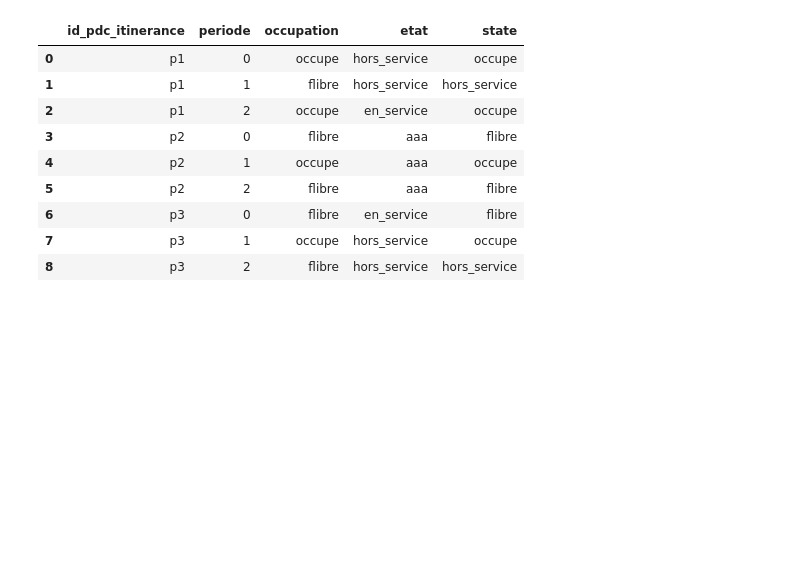
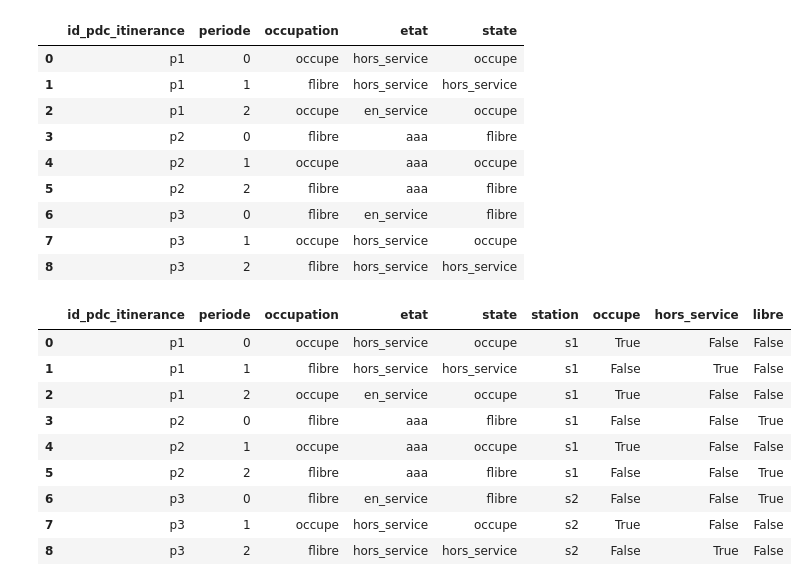
Before and after one commit to loco-labs/qualicharge-rtet, a Jupyter notebook: saturation/source/calcul_saturation.ipynb, the cells around one changed output. Cells and saved outputs as stored; diff of their text form; code cells hidden in the pictures; blank space fills up the shorter version.

```diff
--- a/saturation/source/calcul_saturation.ipynb
+++ b/saturation/source/calcul_saturation.ipynb
@@ -209,3 +209,20 @@ merged
 | 6 | p3 | 0 | flibre | en_service | flibre |
 | 7 | p3 | 1 | occupe | hors_service | occupe |
 | 8 | p3 | 2 | flibre | hors_service | hors_service |
+# %%
+merged['station'] = ['s1'] * 6 + ['s2'] * 3
+merged['occupe'] = merged['state'] == 'occupe'
+merged['hors_service'] = merged['state'] == 'hors_service'
+merged['libre'] = merged['state'] == 'flibre'
+merged
+# %% [output]
+|  | id_pdc_itinerance | periode | occupation | etat | state | station | occupe | hors_service | libre |
+| 0 | p1 | 0 | occupe | hors_service | occupe | s1 | True | False | False |
+| 1 | p1 | 1 | flibre | hors_service | hors_service | s1 | False | True | False |
+| 2 | p1 | 2 | occupe | en_service | occupe | s1 | True | False | False |
+| 3 | p2 | 0 | flibre | aaa | flibre | s1 | False | False | True |
+| 4 | p2 | 1 | occupe | aaa | occupe | s1 | True | False | False |
+| 5 | p2 | 2 | flibre | aaa | flibre | s1 | False | False | True |
+| 6 | p3 | 0 | flibre | en_service | flibre | s2 | False | False | True |
+| 7 | p3 | 1 | occupe | hors_service | occupe | s2 | True | False | False |
+| 8 | p3 | 2 | flibre | hors_service | hors_service | s2 | False | True | False |
```
Also changed, not shown: parts of 3 cells of this notebook.
